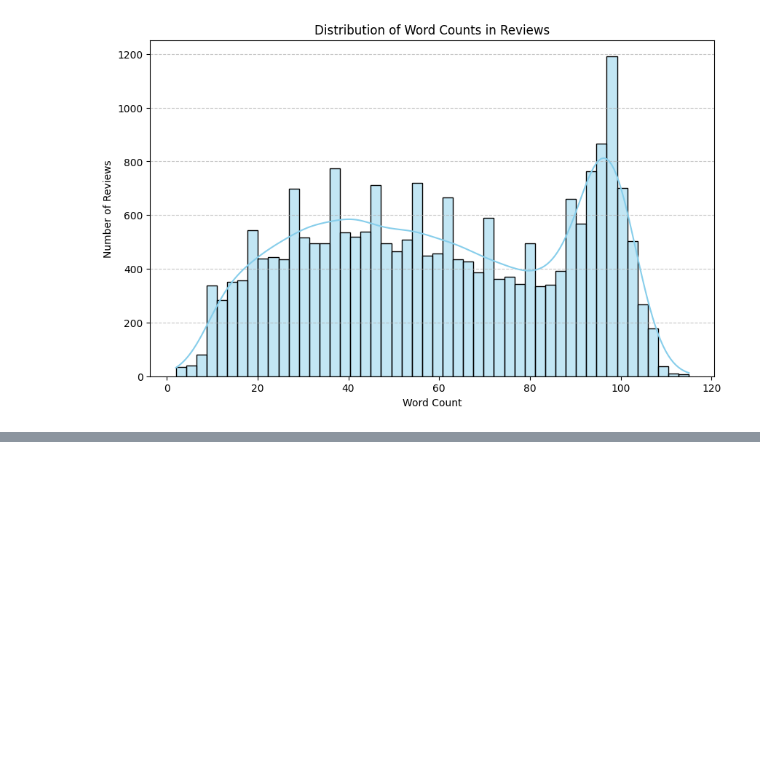
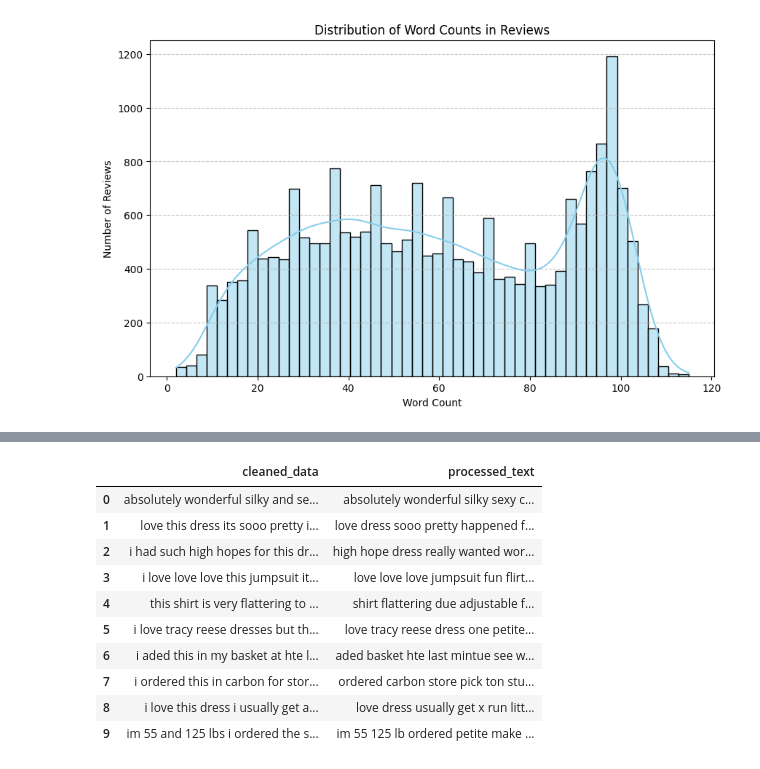
Before and after one commit to Cpox123/ThinkLab-NLP, a Jupyter notebook: notebooks/shalitha_svm_bert.ipynb, the cells around one changed output, grey strips where cells are left out. Drawn from its saved outputs; the diff is of its cells as text; code cells hidden in the pictures; blank space fills up the shorter version.

```diff
--- a/notebooks/shalitha_svm_bert.ipynb
+++ b/notebooks/shalitha_svm_bert.ipynb
@@ -192,0 +221,26 @@ plt.show()
+# %%
+import nltk
+from nltk.corpus import stopwords
+from nltk.stem import WordNetLemmatizer
+from sklearn.feature_extraction.text import TfidfVectorizer
+
+# Download necessary NLTK data
+nltk.download('stopwords')
+nltk.download('wordnet')
+nltk.download('omw-1.4')
+
+lemmatizer = WordNetLemmatizer()
+stop_words = set(stopwords.words('english'))
+
+def preprocess_for_svm(text):
+    # Tokenize and remove stopwords, then lemmatize
+    words = text.split()
+    cleaned_words = [lemmatizer.lemmatize(w) for w in words if w not in stop_words]
+    return ' '.join(cleaned_words)
+
+# Apply preprocessing
+df_cleaned['processed_text'] = df_cleaned['cleaned_data'].apply(preprocess_for_svm)
+
+# Display the difference
+display(df_cleaned[['cleaned_data', 'processed_text']].head(10))
+# %% [output]
@@ -192,0 +253,11 @@ plt.show()
+|  | cleaned_data | processed_text |
+| 0 | absolutely wonderful silky and se... | absolutely wonderful silky sexy c... |
+| 1 | love this dress its sooo pretty i... | love dress sooo pretty happened f... |
+| 2 | i had such high hopes for this dr... | high hope dress really wanted wor... |
+| 3 | i love love love this jumpsuit it... | love love love jumpsuit fun flirt... |
+| 4 | this shirt is very flattering to ... | shirt flattering due adjustable f... |
+| 5 | i love tracy reese dresses but th... | love tracy reese dress one petite... |
+| 6 | i aded this in my basket at hte l... | aded basket hte last mintue see w... |
+| 7 | i ordered this in carbon for stor... | ordered carbon store pick ton stu... |
+| 8 | i love this dress i usually get a... | love dress usually get x run litt... |
+| 9 | im 55 and 125 lbs i ordered the s... | im 55 125 lb ordered petite make ... |
```
Also changed, not shown: parts of 22 cells of this notebook.
